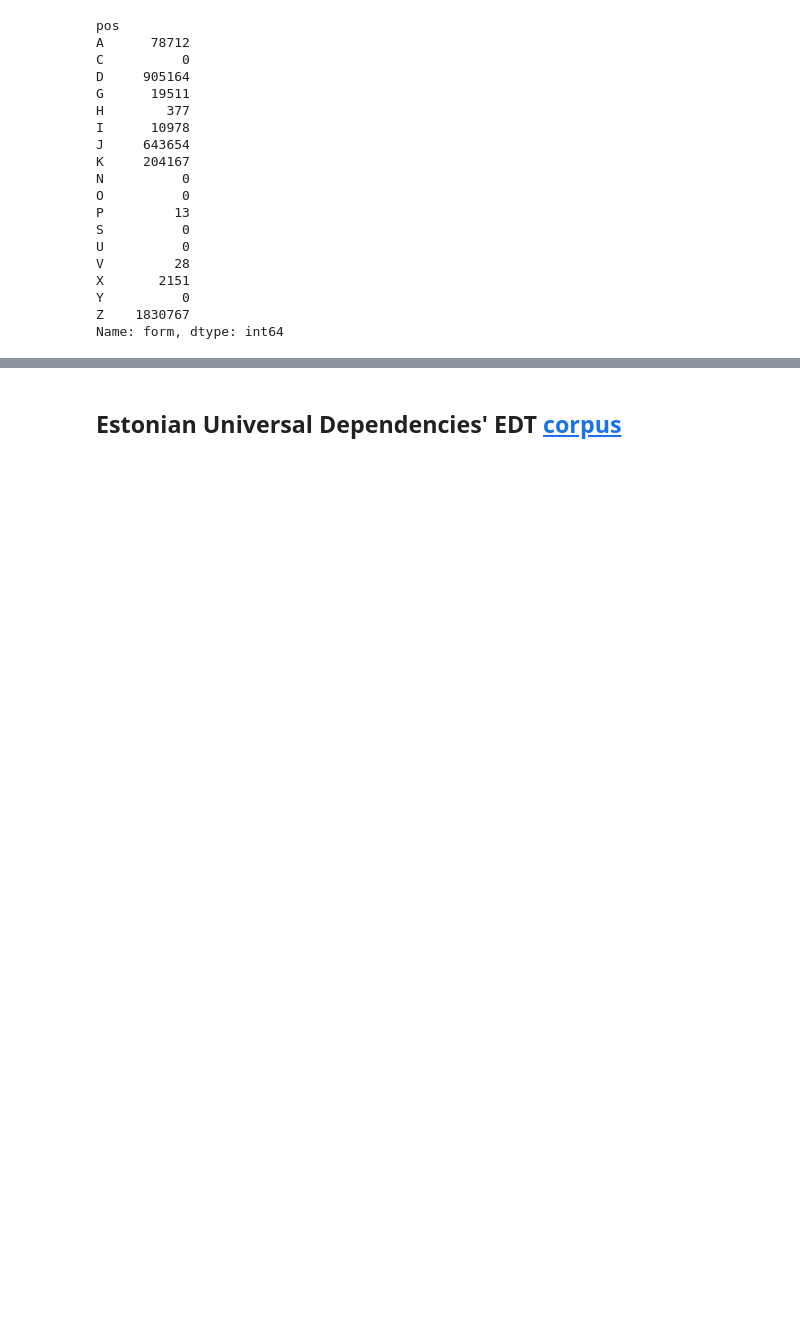
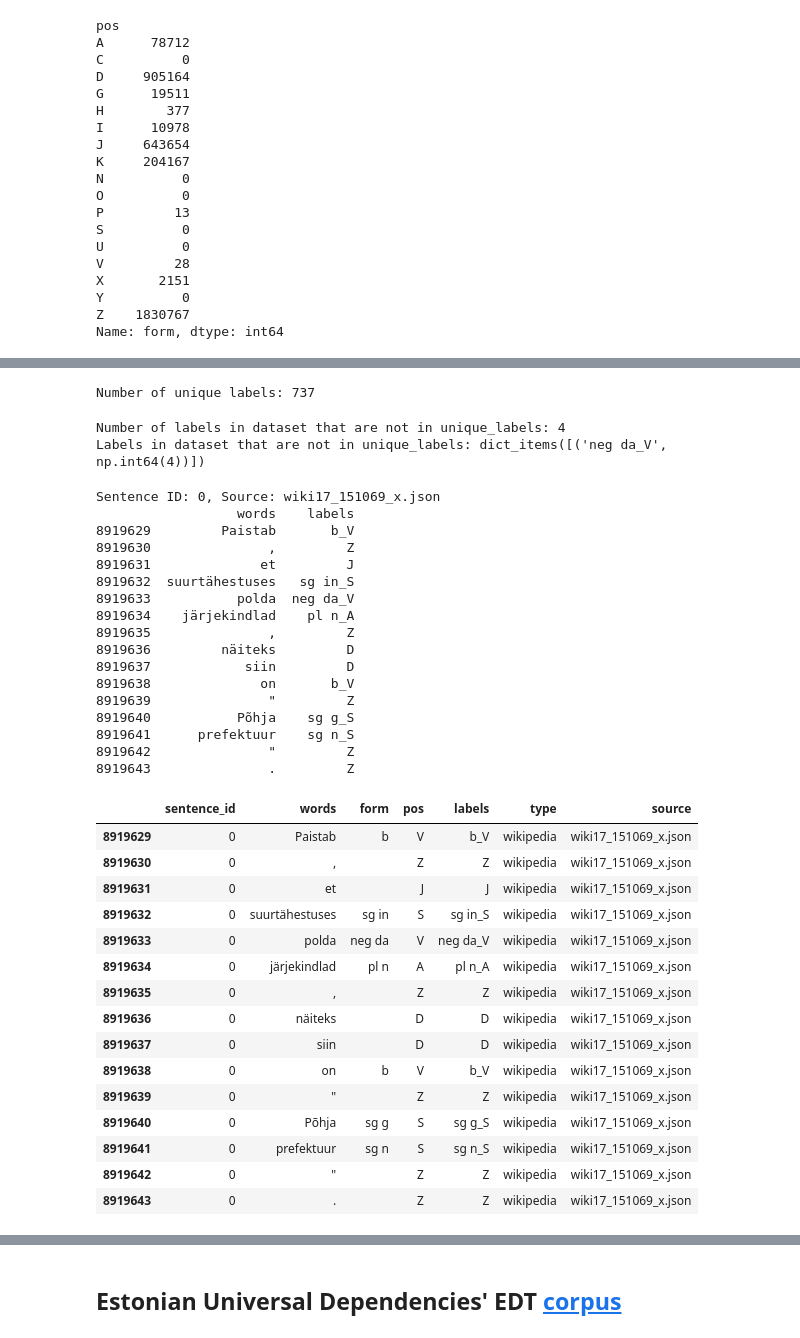
Before and after one commit to SanderSaska/EstNLTK_model_training, a Jupyter notebook: notebooks/data_preprocessing.ipynb, the cells around one changed output, grey strips where cells are left out. Cells and saved outputs as stored; diff of their text form; code cells hidden in the pictures; blank space fills up the shorter version.

```diff
--- a/notebooks/data_preprocessing.ipynb
+++ b/notebooks/data_preprocessing.ipynb
@@ -199,3 +217,75 @@ Layer
 |  | ostetud | ostetud | oste=tud | ['ostetud'] | d |  | pl n | A |
 | polnud | polnud | olema | ole | ['ole'] | nud |  | neg nud | V |
 | . | . | . | . | ['.'] |  |  |  | Z |
+# %%
+# Read in unique labels from the unique_labels.json file
+with open(Path("../outputs/") / "unique_labels.json", "r") as f:
+    unique_labels = json.load(f)
+
+print(f"Number of unique labels: {len(unique_labels)}")
+# %% [output]
+Number of unique labels: 737
+# %%
+# For each sentence_id in the dataset pq_enc, check if all the labels in the sentence are present in the unique_labels list
+# Count all the labels that are not in the unique_labels list
+from collections import Counter
+
+counter = Counter()
+value_counts_pq_enc = pq_enc["labels"].value_counts()
+for value in value_counts_pq_enc.index:
+    if value not in unique_labels:
+        counter[value] += value_counts_pq_enc[value]
+print(
+    f"Number of labels in dataset that are not in unique_labels: {sum(counter.values())}"
+)
+print(f"Labels in dataset that are not in unique_labels: {counter.items()}")
+# %% [output]
+Number of labels in dataset that are not in unique_labels: 4
+Labels in dataset that are not in unique_labels: dict_items([('neg da_V', np.int64(4))])
+# %%
+# Group by sentence_id and source and check if any of the labels in the sentence contain unknown labels
+source_sentence_id_groups = pq_enc.groupby(["sentence_id", "source"])
+for (sentence_id, source), group in source_sentence_id_groups:
+    if any(group["labels"].str.contains("neg da_V")):
+        print(f"Sentence ID: {sentence_id}, Source: {source}")
+        print(group[["words", "labels"]])
+        display(
+            pq_enc[
+                (pq_enc["sentence_id"] == sentence_id) & (pq_enc["source"] == source)
+            ]
+        )
+        break
+# %% [output]
+Sentence ID: 0, Source: wiki17_151069_x.json
+                  words    labels
+8919629         Paistab       b_V
+8919630               ,         Z
+8919631              et         J
+8919632  suurtähestuses   sg in_S
+8919633           polda  neg da_V
+8919634    järjekindlad    pl n_A
+8919635               ,         Z
+8919636         näiteks         D
+8919637            siin         D
+8919638              on       b_V
+8919639               "         Z
+8919640           Põhja    sg g_S
+8919641      prefektuur    sg n_S
+8919642               "         Z
+8919643               .         Z
+|  | sentence_id | words | form | pos | labels | type | source |
+| 8919629 | 0 | Paistab | b | V | b_V | wikipedia | wiki17_151069_x.json |
+| 8919630 | 0 | , |  | Z | Z | wikipedia | wiki17_151069_x.json |
+| 8919631 | 0 | et |  | J | J | wikipedia | wiki17_151069_x.json |
+| 8919632 | 0 | suurtähestuses | sg in | S | sg in_S | wikipedia | wiki17_151069_x.json |
+| 8919633 | 0 | polda | neg da | V | neg da_V | wikipedia | wiki17_151069_x.json |
+| 8919634 | 0 | järjekindlad | pl n | A | pl n_A | wikipedia | wiki17_151069_x.json |
+| 8919635 | 0 | , |  | Z | Z | wikipedia | wiki17_151069_x.json |
+| 8919636 | 0 | näiteks |  | D | D | wikipedia | wiki17_151069_x.json |
+| 8919637 | 0 | siin |  | D | D | wikipedia | wiki17_151069_x.json |
+| 8919638 | 0 | on | b | V | b_V | wikipedia | wiki17_151069_x.json |
+| 8919639 | 0 | " |  | Z | Z | wikipedia | wiki17_151069_x.json |
+| 8919640 | 0 | Põhja | sg g | S | sg g_S | wikipedia | wiki17_151069_x.json |
+| 8919641 | 0 | prefektuur | sg n | S | sg n_S | wikipedia | wiki17_151069_x.json |
+| 8919642 | 0 | " |  | Z | Z | wikipedia | wiki17_151069_x.json |
+| 8919643 | 0 | . |  | Z | Z | wikipedia | wiki17_151069_x.json |
```
Also changed, not shown: parts of 35 cells of this notebook, 3 other files.
